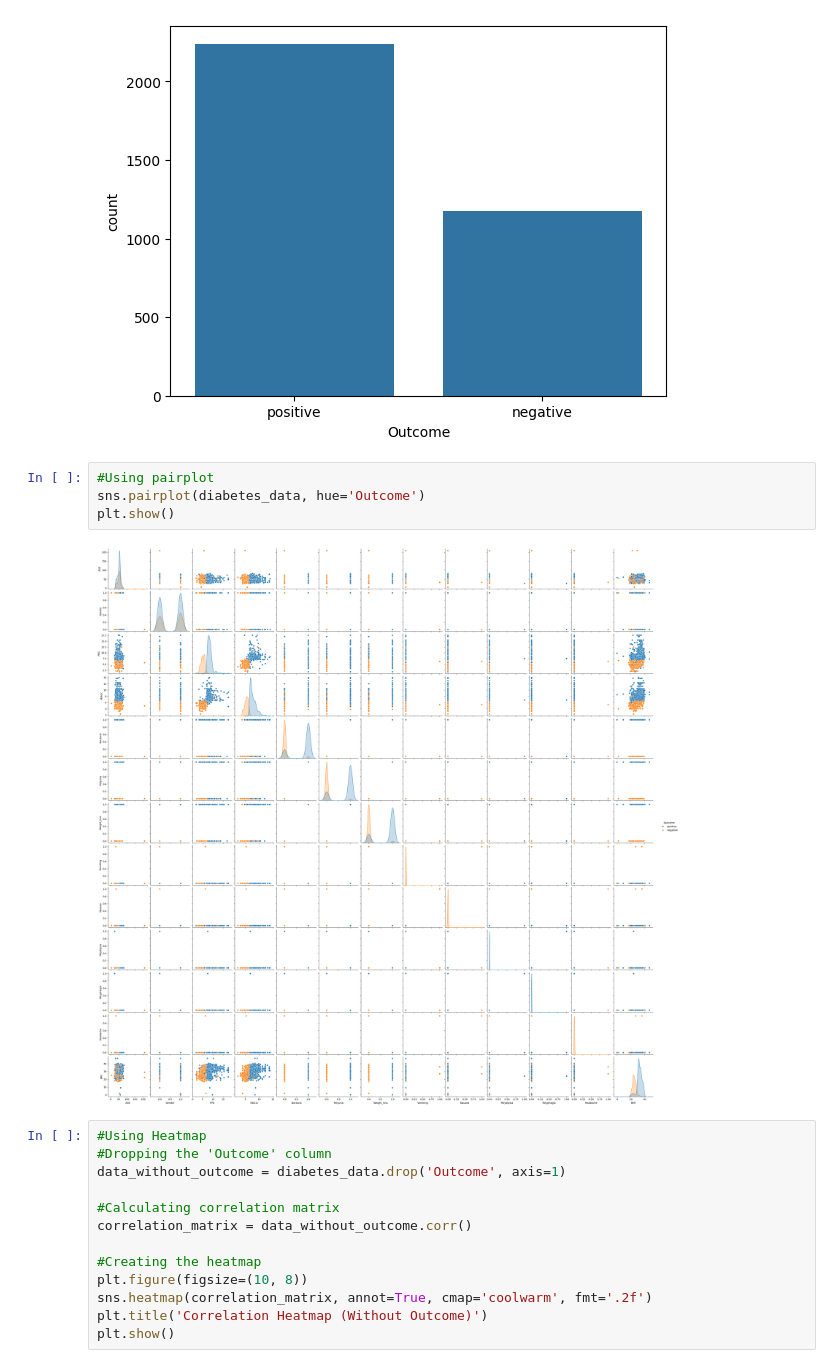
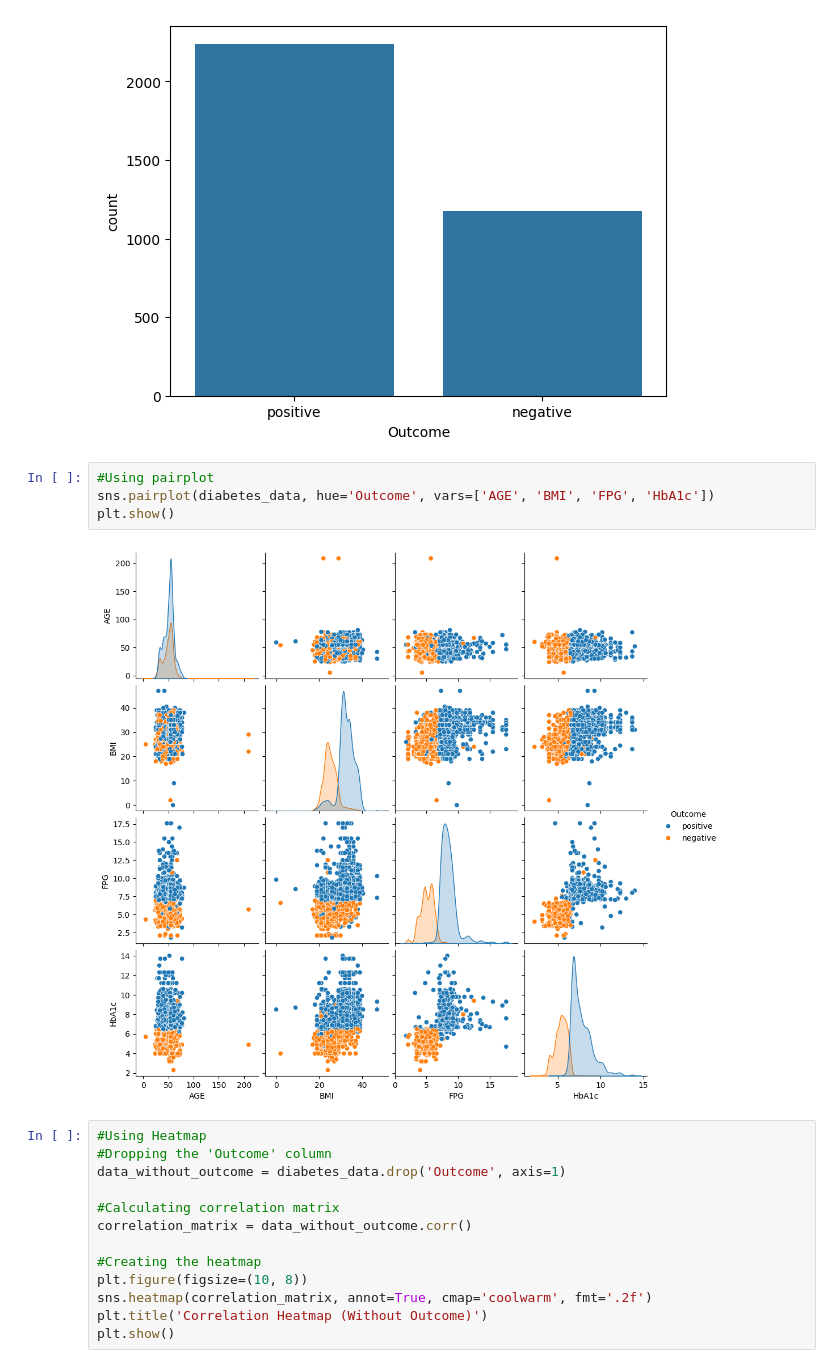
Before and after one commit to paulMuema/SDG-machine-learning-project, a Jupyter notebook: Machine_Learning_SDG_Model.ipynb, the cells around one changed output. Saved outputs shown, nothing was run; the diff lists cells and outputs as text.

Commit message:
Update to the SNS Pairplot

```diff
--- a/Machine_Learning_SDG_Model.ipynb
+++ b/Machine_Learning_SDG_Model.ipynb
@@ -128,10 +128,10 @@ plt.show()
 [figure]
 # %%
 #Using pairplot
-sns.pairplot(diabetes_data, hue='Outcome')
+sns.pairplot(diabetes_data, hue='Outcome', vars=['AGE', 'BMI', 'FPG', 'HbA1c'])
 plt.show()
 # %% [output]
-[figure, old version]
+[figure, new version]
 # %%
 #Using Heatmap
 #Dropping the 'Outcome' column
```
